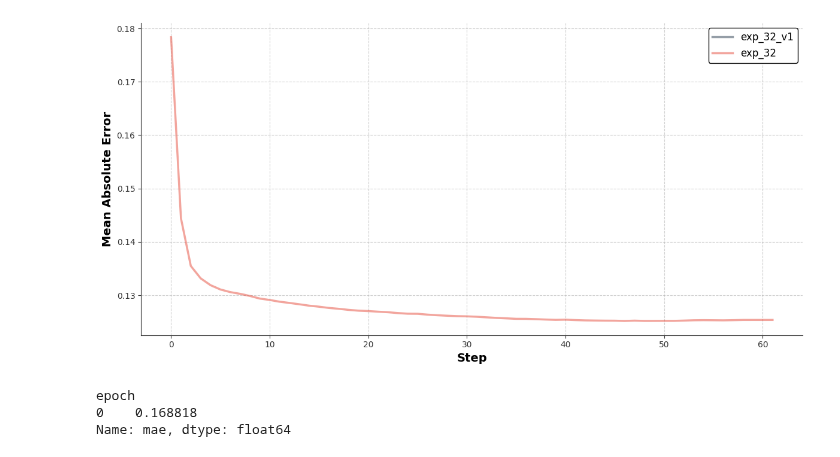
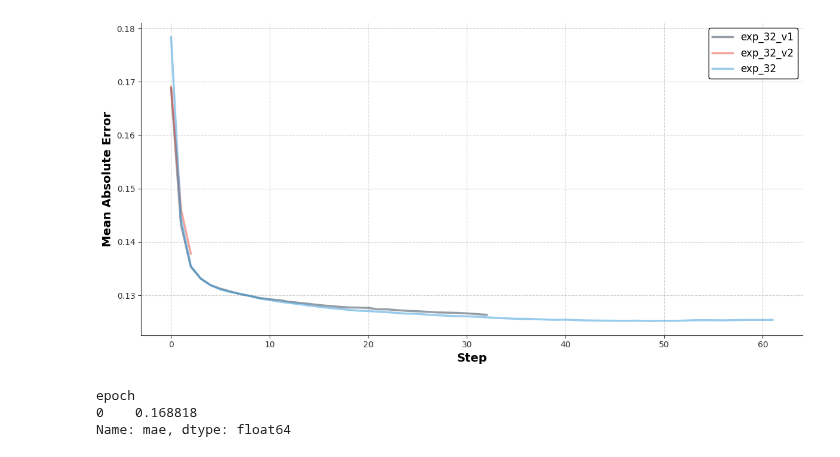
Before and after one commit to DrHB/rna-stanford, a Jupyter notebook: eda/plot_results.ipynb, the cells around one changed output. Drawn from its saved outputs; the diff is of its cells as text; code cells hidden in the pictures.

```diff
--- a/eda/plot_results.ipynb
+++ b/eda/plot_results.ipynb
@@ -62,10 +62,10 @@ def plot_logs(experiment_names, xlabel='Step', ylabel='Mean Absolute Error', tit
     # Show the plot
     plt.show()
 # %%
-experiment_names = ['exp_32_v1', 'exp_32']
+experiment_names = ['exp_32_v1', 'exp_32_v2', 'exp_32']
 plot_logs(experiment_names)
 # %% [output]
-[figure, old version]
+[figure, new version]
 # %%
 get_loggs('exp_32_v1')
 # %% [output]
```
Also changed, not shown: 4 other files.
